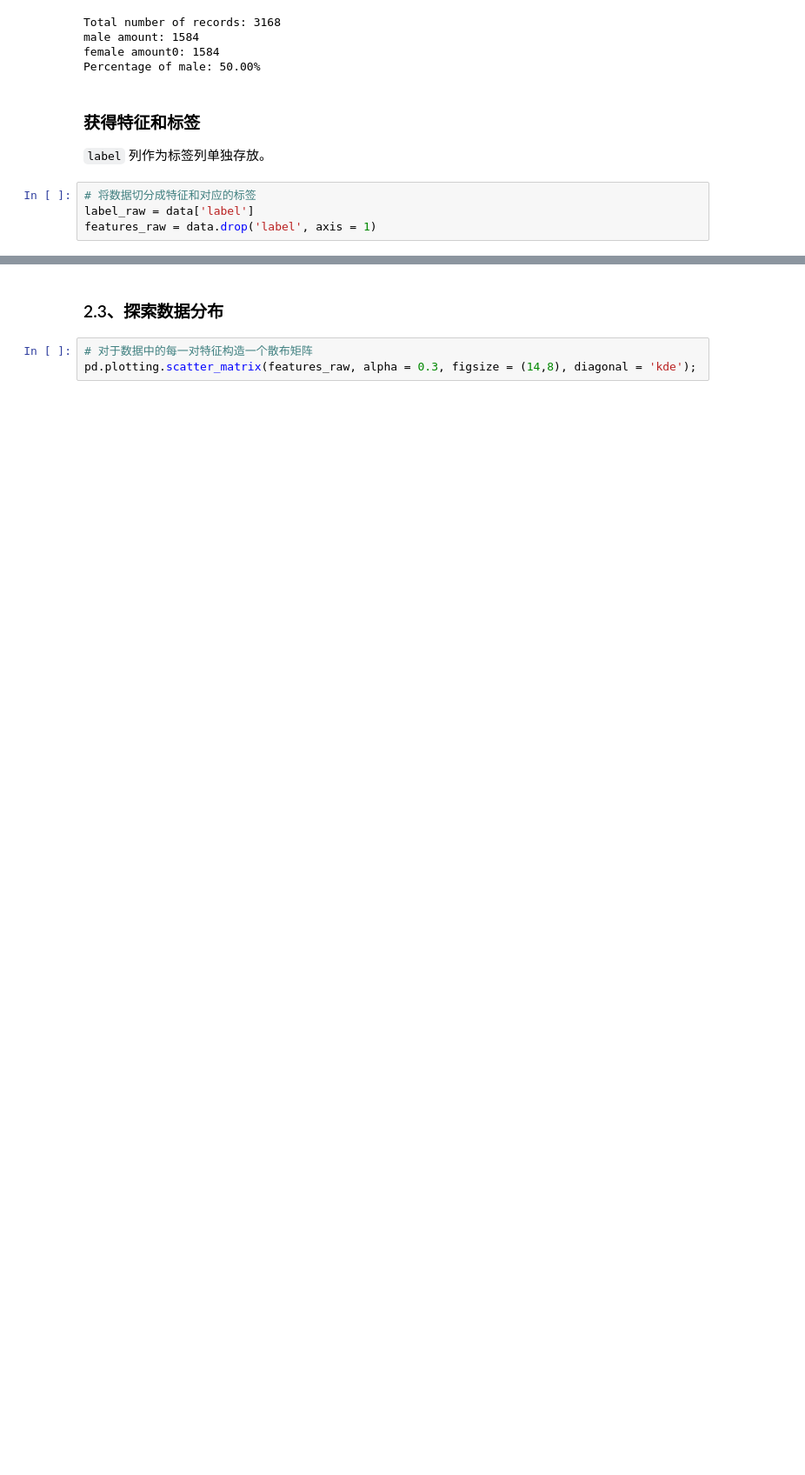
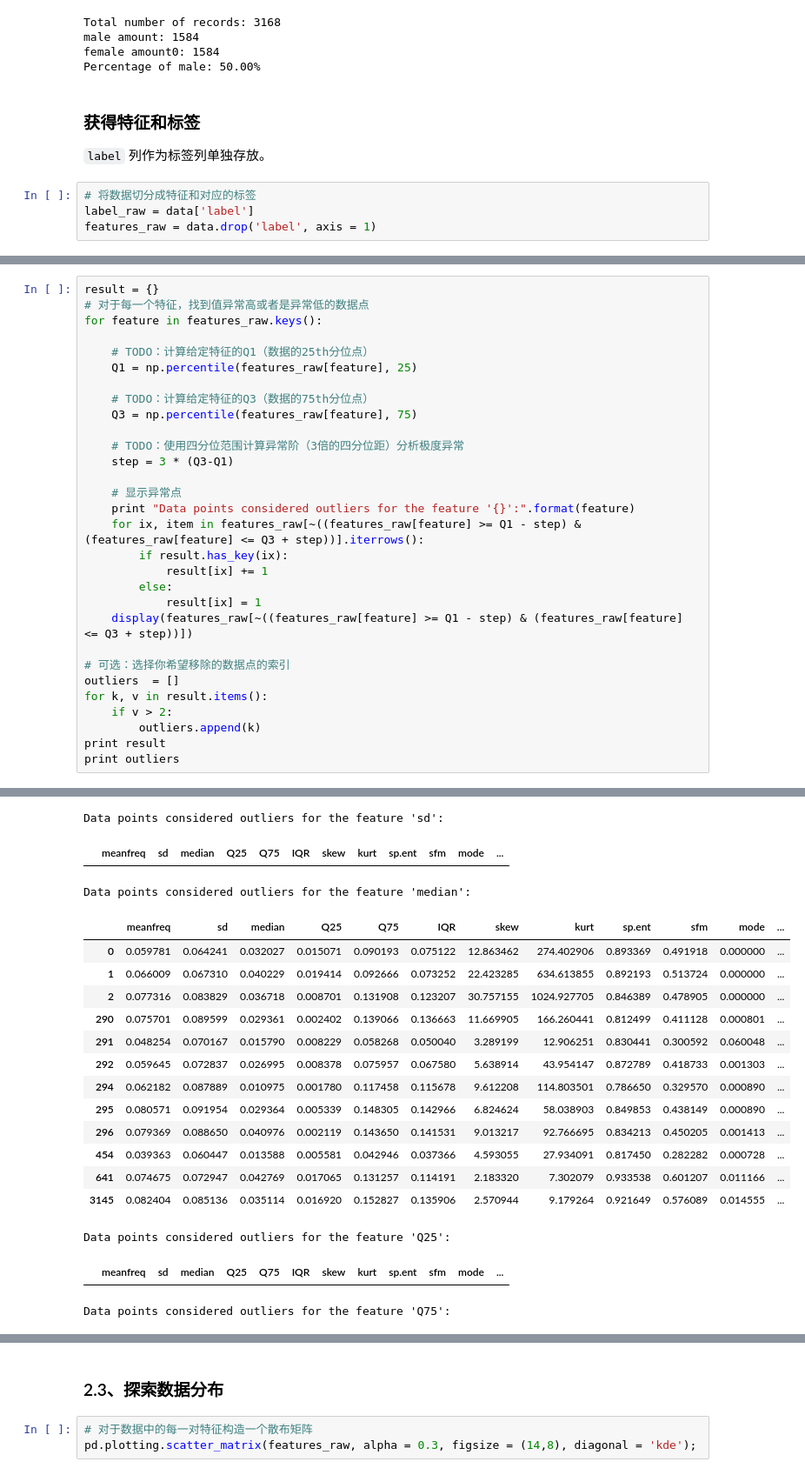
Before and after one commit to xiaofeige/udacity_homework, a Jupyter notebook: voice_gender_recognize/voice_recognize.ipynb, the cells around one changed output, grey strips where cells are left out. Shown at 87% size. Cells and saved outputs as stored; diff of their text form; blank space fills up the shorter version.

```diff
--- a/voice_gender_recognize/voice_recognize.ipynb
+++ b/voice_gender_recognize/voice_recognize.ipynb
@@ -81,0 +85,31 @@ features_raw = data.drop('label', axis = 1)
+# %%
+result = {}
+# 对于每一个特征，找到值异常高或者是异常低的数据点
+for feature in features_raw.keys():
+
+    # TODO：计算给定特征的Q1（数据的25th分位点）
+    Q1 = np.percentile(features_raw[feature], 25)
+
+    # TODO：计算给定特征的Q3（数据的75th分位点）
+    Q3 = np.percentile(features_raw[feature], 75)
+
+    # TODO：使用四分位范围计算异常阶（3倍的四分位距）分析极度异常
+    step = 3 * (Q3-Q1)
+
+    # 显示异常点
+    print "Data points considered outliers for the feature '{}':".format(feature)
+    for ix, item in features_raw[~((features_raw[feature] >= Q1 - step) & (features_raw[feature] <= Q3 + step))].iterrows():
+        if result.has_key(ix):
+            result[ix] += 1
+        else:
+            result[ix] = 1
+    display(features_raw[~((features_raw[feature] >= Q1 - step) & (features_raw[feature] <= Q3 + step))])
+
+# 可选：选择你希望移除的数据点的索引
+outliers  = []
+for k, v in result.items():
+    if v > 2:
+        outliers.append(k)
+print result
+print outliers
+# %% [output]
@@ -81,0 +120,19 @@ features_raw = data.drop('label', axis = 1)
+Data points considered outliers for the feature 'sd':
+|  | meanfreq | sd | median | Q25 | Q75 | IQR | skew | kurt | sp.ent | sfm | mode | ... |
+Data points considered outliers for the feature 'median':
+|  | meanfreq | sd | median | Q25 | Q75 | IQR | skew | kurt | sp.ent | sfm | mode | ... |
+| 0 | 0.059781 | 0.064241 | 0.032027 | 0.015071 | 0.090193 | 0.075122 | 12.863462 | 274.402906 | 0.893369 | 0.491918 | 0.000000 | ... |
+| 1 | 0.066009 | 0.067310 | 0.040229 | 0.019414 | 0.092666 | 0.073252 | 22.423285 | 634.613855 | 0.892193 | 0.513724 | 0.000000 | ... |
+| 2 | 0.077316 | 0.083829 | 0.036718 | 0.008701 | 0.131908 | 0.123207 | 30.757155 | 1024.927705 | 0.846389 | 0.478905 | 0.000000 | ... |
+| 290 | 0.075701 | 0.089599 | 0.029361 | 0.002402 | 0.139066 | 0.136663 | 11.669905 | 166.260441 | 0.812499 | 0.411128 | 0.000801 | ... |
+| 291 | 0.048254 | 0.070167 | 0.015790 | 0.008229 | 0.058268 | 0.050040 | 3.289199 | 12.906251 | 0.830441 | 0.300592 | 0.060048 | ... |
+| 292 | 0.059645 | 0.072837 | 0.026995 | 0.008378 | 0.075957 | 0.067580 | 5.638914 | 43.954147 | 0.872789 | 0.418733 | 0.001303 | ... |
+| 294 | 0.062182 | 0.087889 | 0.010975 | 0.001780 | 0.117458 | 0.115678 | 9.612208 | 114.803501 | 0.786650 | 0.329570 | 0.000890 | ... |
+| 295 | 0.080571 | 0.091954 | 0.029364 | 0.005339 | 0.148305 | 0.142966 | 6.824624 | 58.038903 | 0.849853 | 0.438149 | 0.000890 | ... |
+| 296 | 0.079369 | 0.088650 | 0.040976 | 0.002119 | 0.143650 | 0.141531 | 9.013217 | 92.766695 | 0.834213 | 0.450205 | 0.001413 | ... |
+| 454 | 0.039363 | 0.060447 | 0.013588 | 0.005581 | 0.042946 | 0.037366 | 4.593055 | 27.934091 | 0.817450 | 0.282282 | 0.000728 | ... |
+| 641 | 0.074675 | 0.072947 | 0.042769 | 0.017065 | 0.131257 | 0.114191 | 2.183320 | 7.302079 | 0.933538 | 0.601207 | 0.011166 | ... |
+| 3145 | 0.082404 | 0.085136 | 0.035114 | 0.016920 | 0.152827 | 0.135906 | 2.570944 | 9.179264 | 0.921649 | 0.576089 | 0.014555 | ... |
+Data points considered outliers for the feature 'Q25':
+|  | meanfreq | sd | median | Q25 | Q75 | IQR | skew | kurt | sp.ent | sfm | mode | ... |
+Data points considered outliers for the feature 'Q75':
```
Also changed, not shown: parts of 13 cells of this notebook, 2 other files.
